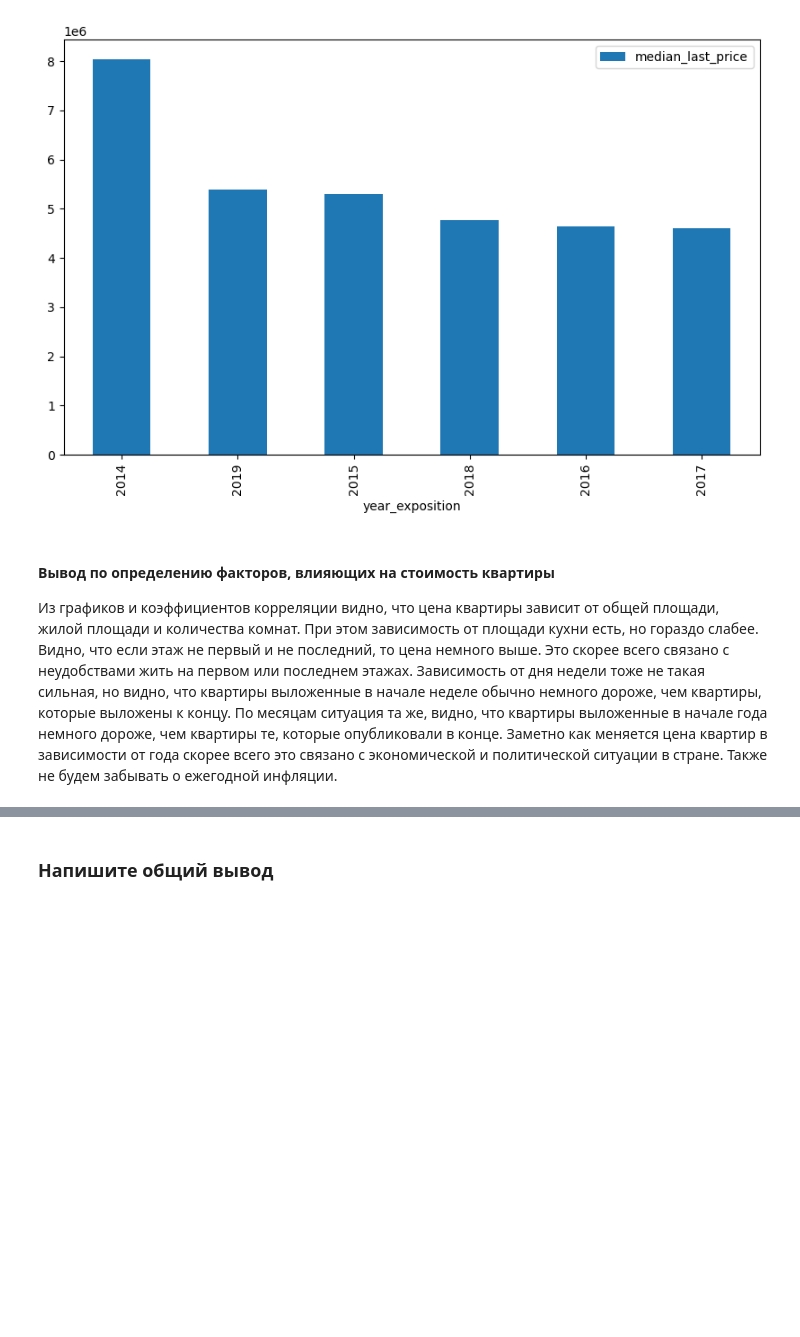
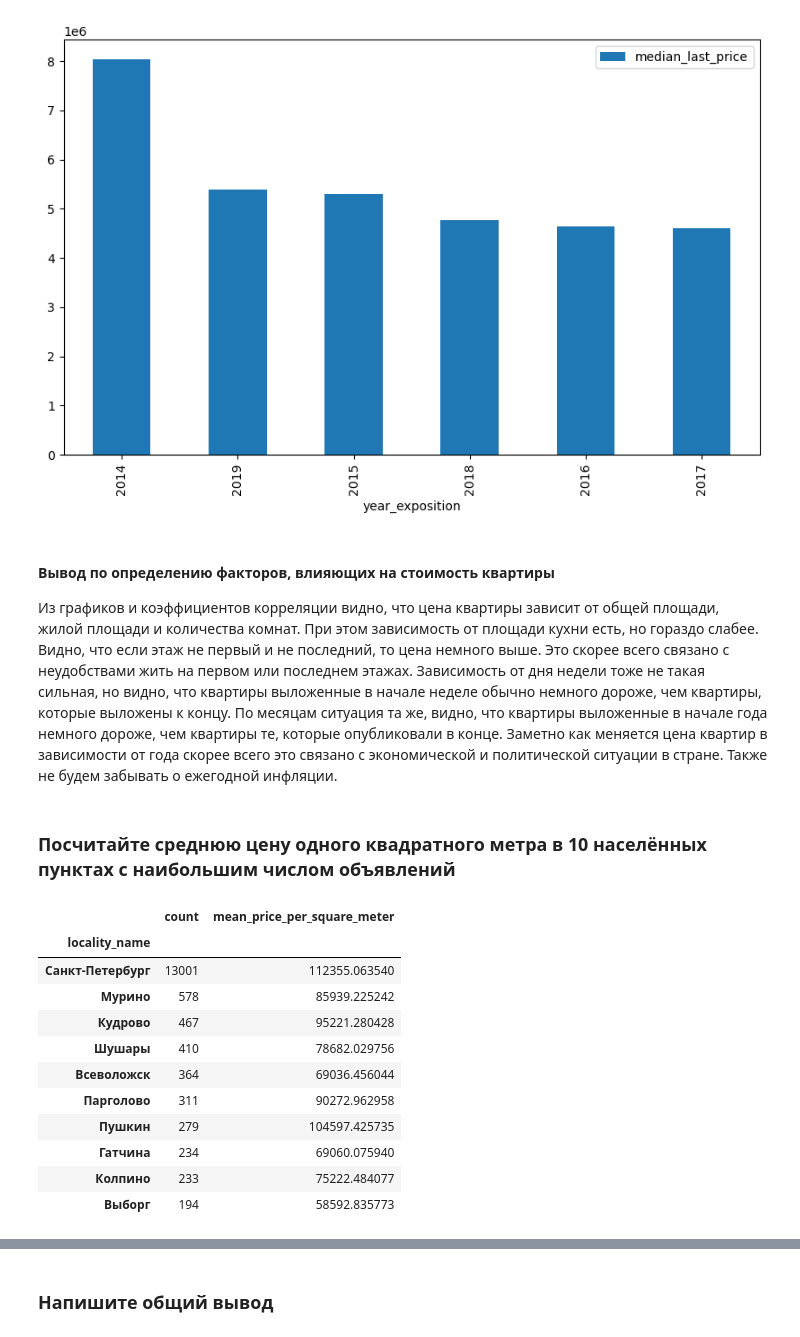
Before and after one commit to sudobooo/real_estate_project, a Jupyter notebook: project_ds_3.ipynb, the cells around one changed output, grey strips where cells are left out. Cells and saved outputs as stored; diff of their text form; code cells hidden in the pictures; blank space fills up the shorter version.

```diff
--- a/project_ds_3.ipynb
+++ b/project_ds_3.ipynb
@@ -1085,8 +1091,29 @@ bar_plot_by_median_last_price(grouped_data_by_last_price_count_median('year_expo
 [figure]
 # %% [markdown]
 #### Вывод по определению факторов, влияющих на стоимость квартиры
-
+<a name="determining-factors-affecting-price-summary"></a>
 Из графиков и коэффициентов корреляции видно, что цена квартиры зависит от общей площади, жилой площади и количества комнат. При этом зависимость от площади кухни есть, но гораздо слабее.
 Видно, что если этаж не первый и не последний, то цена немного выше. Это скорее всего связано с неудобствами жить на первом или последнем этажах.
 Зависимость от дня недели тоже не такая сильная, но видно, что квартиры выложенные в начале неделе обычно немного дороже, чем квартиры, которые выложены к концу. По месяцам ситуация та же, видно, что квартиры выложенные в начале года немного дороже, чем квартиры те, которые опубликовали в конце.
 Заметно как меняется цена квартир в зависимости от года скорее всего это связано с экономической и политической ситуации в стране. Также не будем забывать о ежегодной инфляции.
+# %% [markdown]
+### Посчитайте среднюю цену одного квадратного метра в 10 населённых пунктах с наибольшим числом объявлений
+# %%
+# Сгруппируем данные по населённым пунктам и посчитаем количество объявлений и среднюю цену квадратного метра, а затем отсортируем по количеству объявлений
+grouped_data_by_locality_name = preprocessed_data.pivot_table(index='locality_name', values='price_per_square_meter', aggfunc=['count', 'mean'])
+grouped_data_by_locality_name.columns = ['count', 'mean_price_per_square_meter']
+grouped_data_by_locality_name = grouped_data_by_locality_name.sort_values(by='count', ascending=False)
+grouped_data_by_locality_name.head(10)
+# %% [output]
+|  | count | mean_price_per_square_meter |
+| locality_name |  |  |
+| Санкт-Петербург | 13001 | 112355.063540 |
+| Мурино | 578 | 85939.225242 |
+| Кудрово | 467 | 95221.280428 |
+| Шушары | 410 | 78682.029756 |
+| Всеволожск | 364 | 69036.456044 |
+| Парголово | 311 | 90272.962958 |
+| Пушкин | 279 | 104597.425735 |
+| Гатчина | 234 | 69060.075940 |
+| Колпино | 233 | 75222.484077 |
+| Выборг | 194 | 58592.835773 |
```
Also changed, not shown: parts of 18 cells of this notebook.
